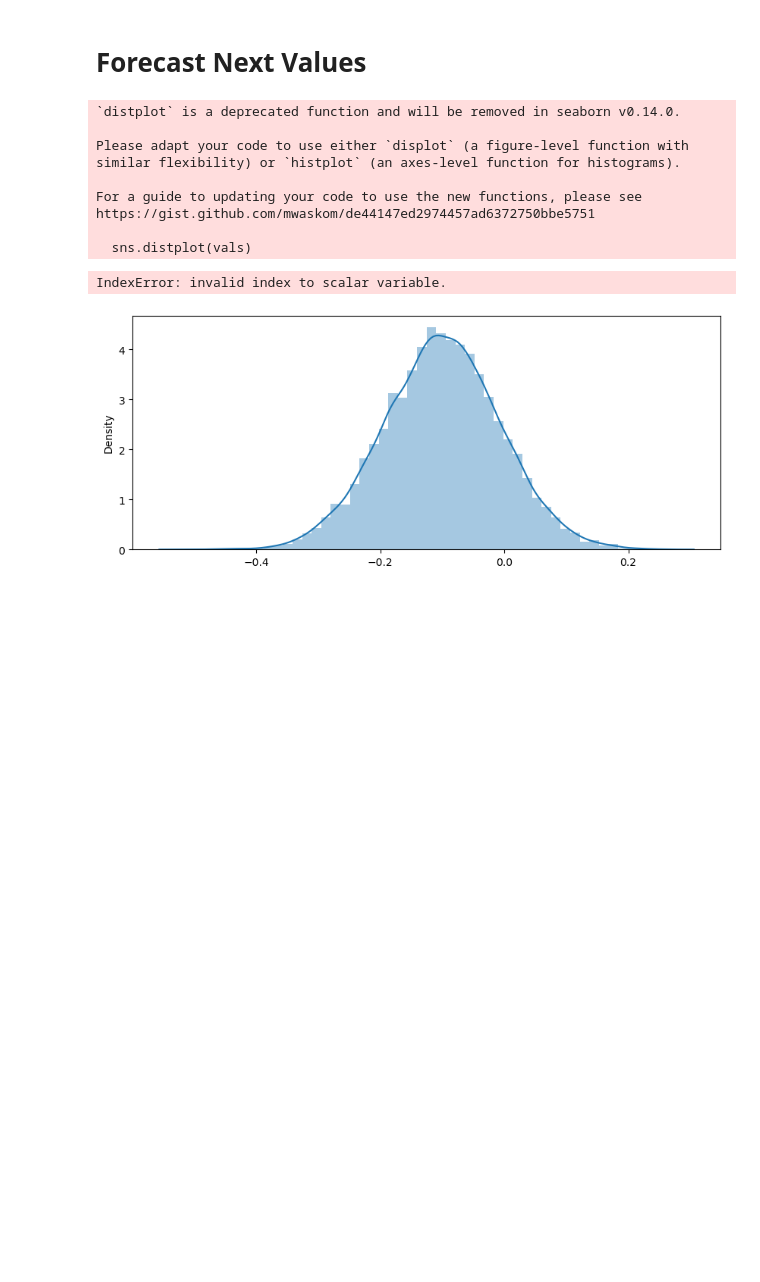
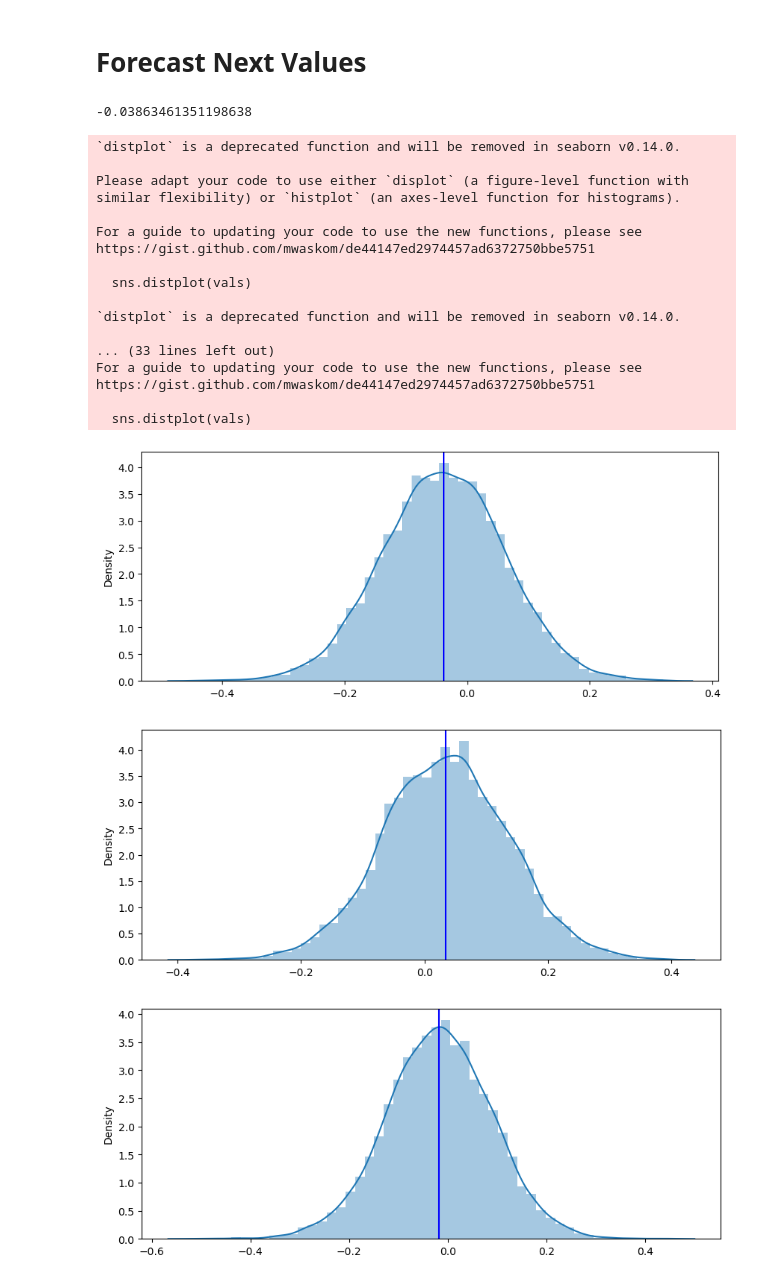
Before and after one commit to AxelFridman/bayesianEstimation, a Jupyter notebook: Bayesian Time Series.ipynb, the cells around one changed output. Saved outputs shown, nothing was run; the diff lists cells and outputs as text; code cells hidden in the pictures; blank space fills up the shorter version.

```diff
--- a/Bayesian Time Series.ipynb
+++ b/Bayesian Time Series.ipynb
@@ -188,25 +192,38 @@ for _ in range(num_samples):
         curr_vals.append(curr_vals[-1]*phi1_val + curr_vals[-2]*phi2_val + np.random.normal(0, sigma_val))
     forecasted_vals.append(curr_vals[-num_periods:])
 forecasted_vals = np.array(forecasted_vals)
+# %%
+forecasted_vals[:,0].mean()
+# %% [output]
+-0.03863461351198638
 # %%
 for i in range(num_periods):
     plt.figure(figsize=(10,4))
     vals = forecasted_vals[:,i]
     mu, dev = round(vals.mean(), 3), round(vals.std(), 3)
     sns.distplot(vals)
-    p1 = plt.axvline(forecast[0][i], color='k')
+    #p1 = plt.axvline(forecast[0][i], color='k')
     p2 = plt.axvline(vals.mean(), color='b')
-    plt.legend((p1,p2), ('MLE', 'Posterior Mean'), fontsize=20)
-    plt.title('Forecasted t+%s\nPosterior Mean: %s\nMLE: %s\nSD Bayes: %s\nSD MLE: %s'%((i+1), mu, round(forecast[0][i],3), dev, round(forecast[1][i],3)), fontsize=20)
+    #plt.legend((p1,p2), ('MLE', 'Posterior Mean'), fontsize=20)
+    #plt.title('Forecasted t+%s\nPosterior Mean: %s\nMLE: %s\nSD Bayes: %s\nSD MLE: %s'%((i+1), mu, round(forecast[0][i],3), dev, round(forecast[1][i],3)), fontsize=20)
 # %% [output]
 `distplot` is a deprecated function and will be removed in seaborn v0.14.0.
 
 Please adapt your code to use either `displot` (a figure-level function with
 similar flexibility) or `histplot` (an axes-level function for histograms).
 
 For a guide to updating your code to use the new functions, please see
 https://gist.github.com/mwaskom/de44147ed2974457ad6372750bbe5751
 
   sns.distplot(vals)
+
+`distplot` is a deprecated function and will be removed in seaborn v0.14.0.
+
+... (33 lines left out)
+For a guide to updating your code to use the new functions, please see
+https://gist.github.com/mwaskom/de44147ed2974457ad6372750bbe5751
+
+  sns.distplot(vals)
-IndexError: invalid index to scalar variable.
-[figure, old version]
+[figure, new version]
+[figure, added]
+[figure, added]
```
Also changed, not shown: parts of 9 cells of this notebook, 11 other files.
